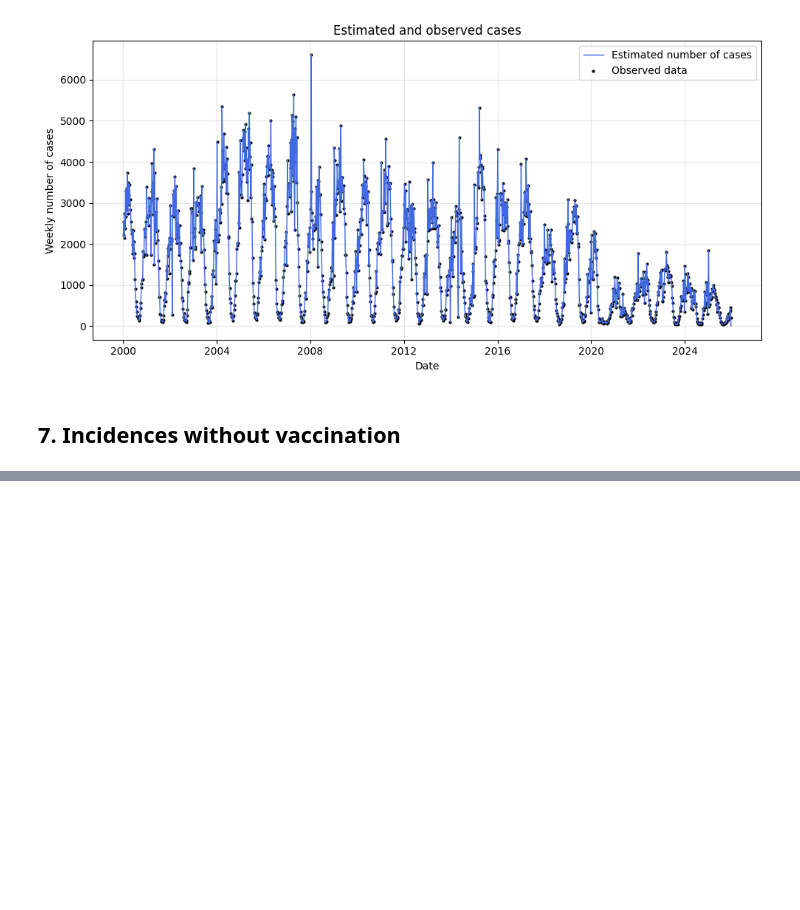
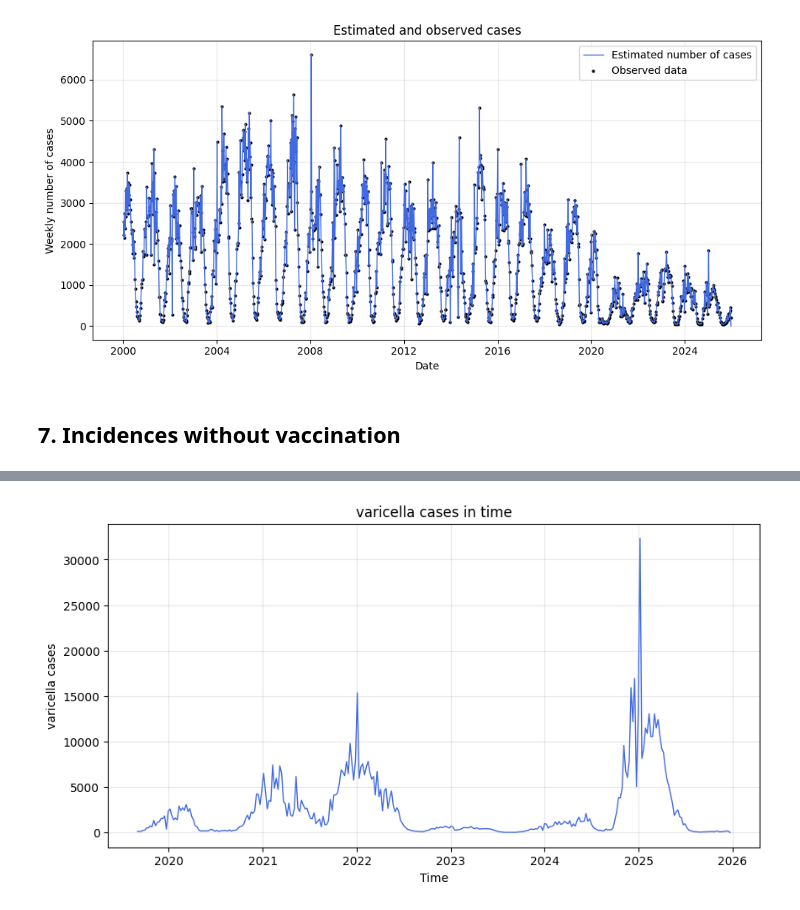
Before and after one commit to csukori/vzv_counterfactual, a Jupyter notebook: src/cfAnalysisDiscreteREM.ipynb, the cells around one changed output, grey strips where cells are left out. Saved outputs shown, nothing was run; the diff lists cells and outputs as text; code cells hidden in the pictures; blank space fills up the shorter version.

```diff
--- a/src/cfAnalysisDiscreteREM.ipynb
+++ b/src/cfAnalysisDiscreteREM.ipynb
@@ -272,0 +320,12 @@ plt.show()
+# %%
+plt.figure(figsize=(10, 5))
+
+plt.plot(weekly_i_scen1[weekly_i_scen1.index > start_of_vaccination].index, weekly_i_scen1[weekly_i_scen1.index > start_of_vaccination].values,
+         label="Estimated number of cases", color="royalblue", linewidth=1)
+plt.xlabel("Time")
+plt.ylabel("varicella cases")
+plt.title("varicella cases in time")
+plt.grid(alpha=0.3)
+plt.show()
+# %% [output]
+[figure, added]
```
Also changed, not shown: parts of 6 cells of this notebook, 6 other files.
